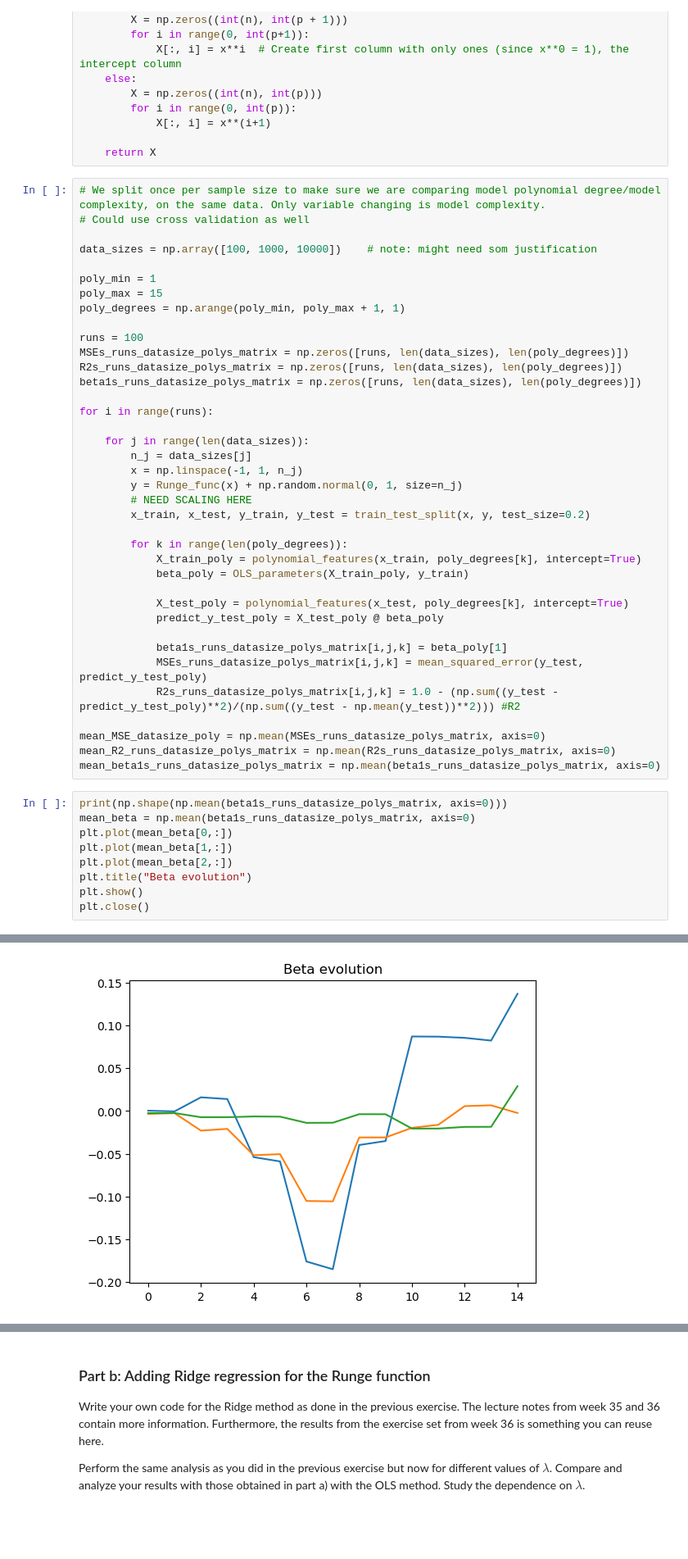
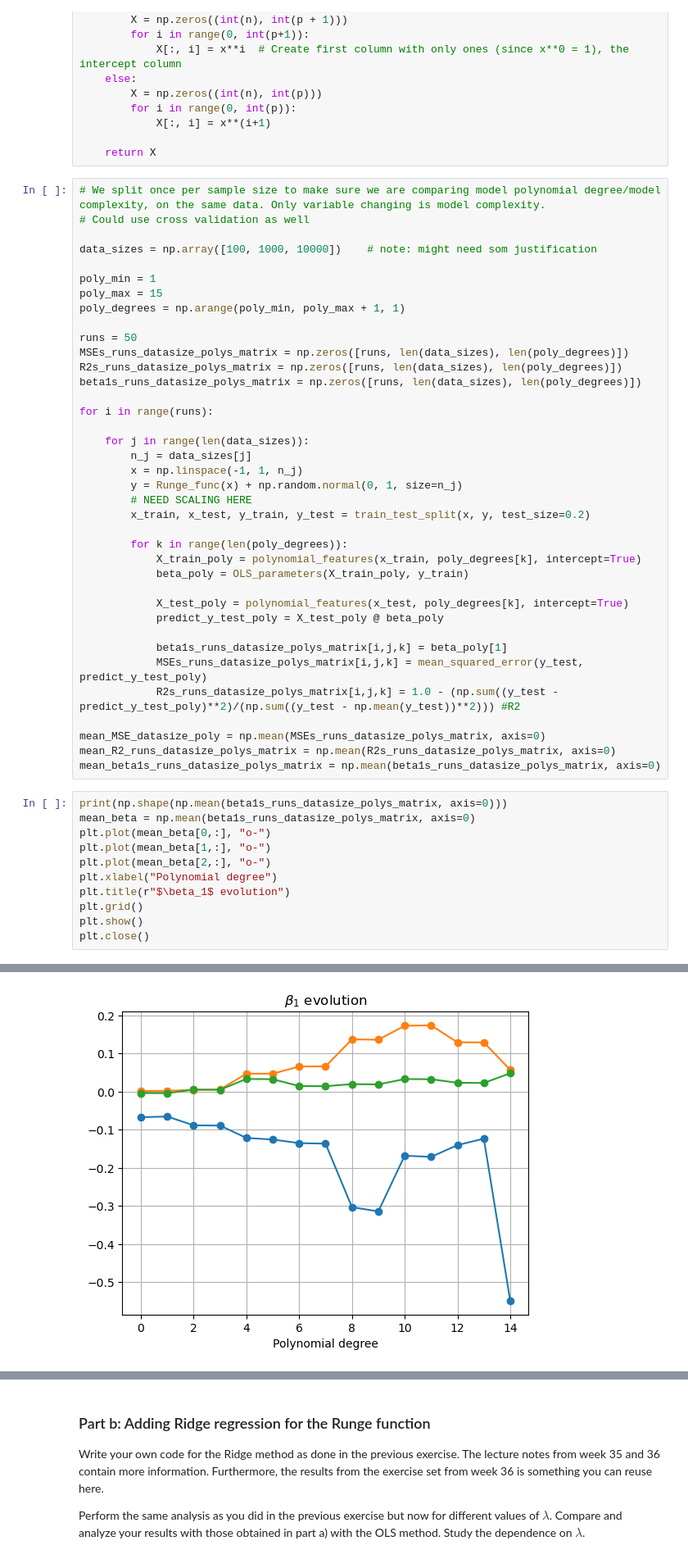
Before and after one commit to Waerstad/4155-Project-1, a Jupyter notebook: Code/project1_main.ipynb, the cells around one changed output, grey strips where cells are left out. Shown at 82% size. Cells and saved outputs as stored; diff of their text form; blank space fills up the shorter version.

```diff
--- a/Code/project1_main.ipynb
+++ b/Code/project1_main.ipynb
@@ -205,7 +205,7 @@ poly_min = 1
 poly_max = 15
 poly_degrees = np.arange(poly_min, poly_max + 1, 1)
 
-runs = 100
+runs = 50
 MSEs_runs_datasize_polys_matrix = np.zeros([runs, len(data_sizes), len(poly_degrees)])
 R2s_runs_datasize_polys_matrix = np.zeros([runs, len(data_sizes), len(poly_degrees)])
 beta1s_runs_datasize_polys_matrix = np.zeros([runs, len(data_sizes), len(poly_degrees)])
@@ -236,15 +236,17 @@ mean_beta1s_runs_datasize_polys_matrix = np.mean(beta1s_runs_datasize_polys_matr
 # %%
 print(np.shape(np.mean(beta1s_runs_datasize_polys_matrix, axis=0)))
 mean_beta = np.mean(beta1s_runs_datasize_polys_matrix, axis=0)
-plt.plot(mean_beta[0,:])
-plt.plot(mean_beta[1,:])
-plt.plot(mean_beta[2,:])
-plt.title("Beta evolution")
+plt.plot(mean_beta[0,:], "o-")
+plt.plot(mean_beta[1,:], "o-")
+plt.plot(mean_beta[2,:], "o-")
+plt.xlabel("Polynomial degree")
+plt.title(r"$\beta_1$ evolution")
+plt.grid()
 plt.show()
 plt.close()
 # %% [output]
 (3, 15)
-[figure, old version]
+[figure, new version]
 # %%
 plt.plot(mean_MSE_datasize_poly[0,:], "o-", label=f"{data_sizes[0]} data points")
 plt.plot(mean_MSE_datasize_poly[1,:], "o-", label=f"{data_sizes[1]} data points")
```
Also changed, not shown: parts of 1 cell of this notebook.
